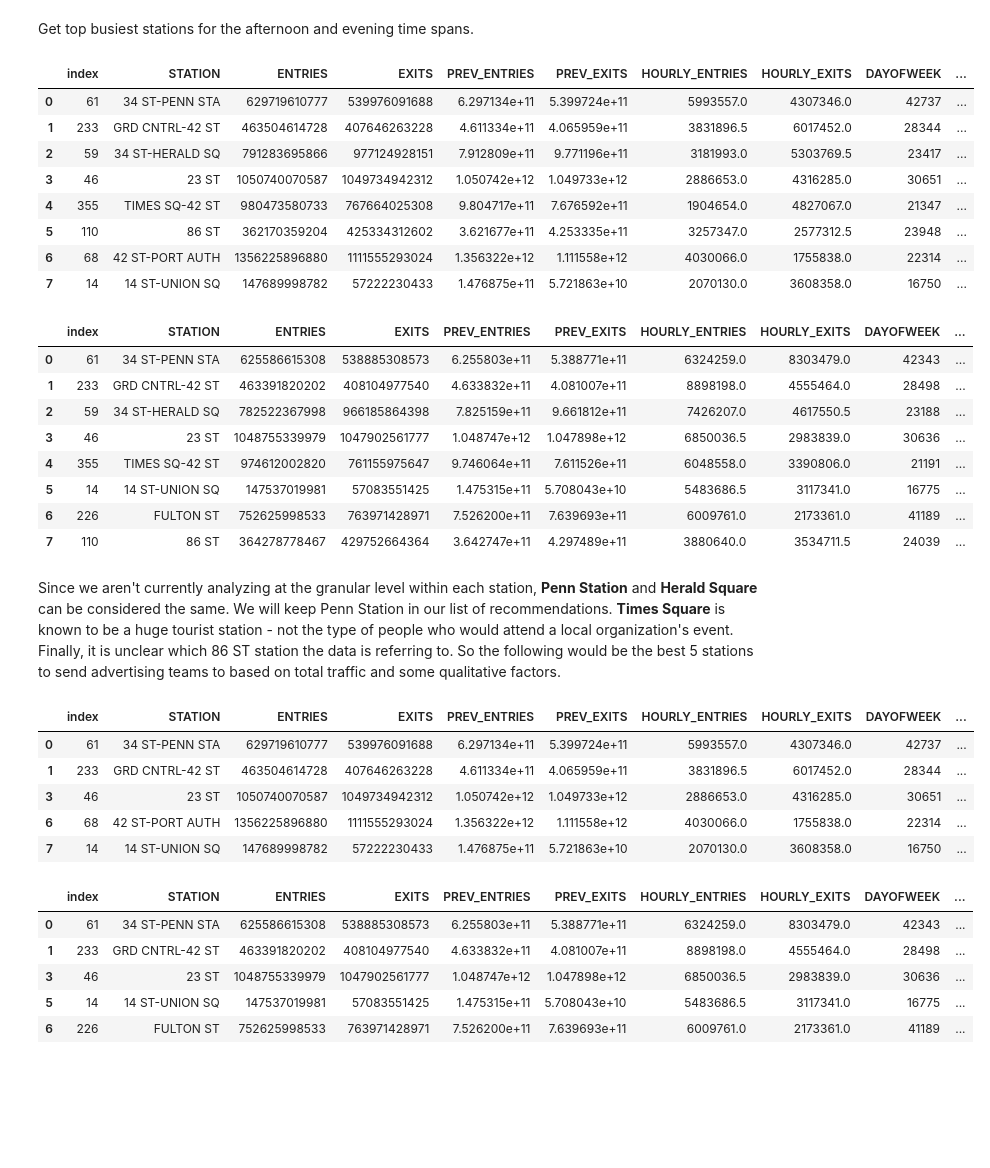
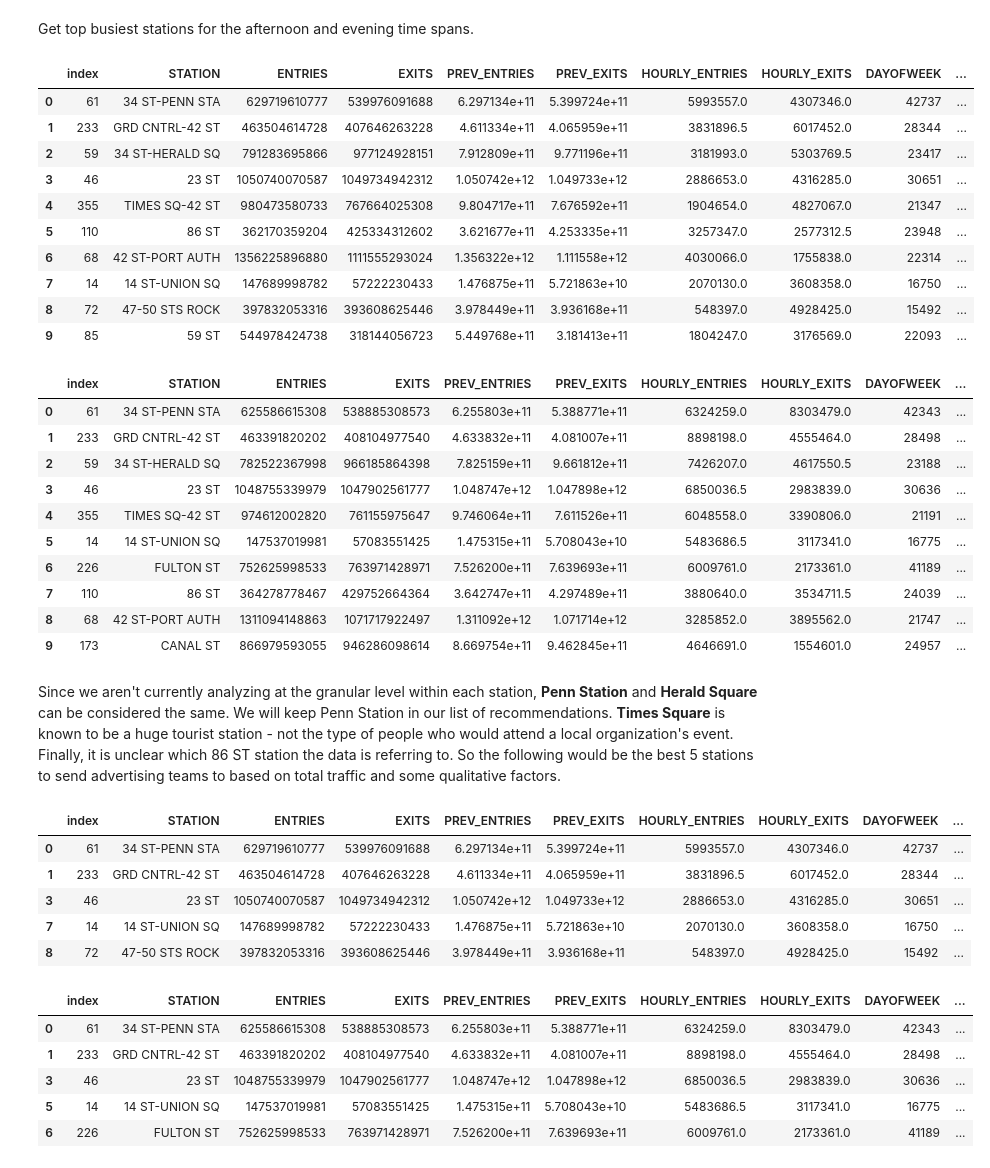
Before and after one commit to stephenjkaplan/metis-project1-mta, a Jupyter notebook: Data Analysis & Visualization.ipynb, the cells around one changed output. Cells and saved outputs as stored; diff of their text form; code cells hidden in the pictures; blank space fills up the shorter version.

```diff
--- a/Data Analysis & Visualization.ipynb
+++ b/Data Analysis & Visualization.ipynb
@@ -178,21 +178,23 @@ df_evening = df_mta[(df_mta['DATETIME'].dt.hour <= 21) & (df_mta['DATETIME'].dt.
 # %% [markdown]
 Get top busiest stations for the afternoon and evening time spans.
 # %%
-df_top_afternoon_stations = get_top_stations_by_total_traffic(df_afternoon, num_stations=8)
+df_top_afternoon_stations = get_top_stations_by_total_traffic(df_afternoon, num_stations=10)
 df_top_afternoon_stations.reset_index(inplace=True)
 df_top_afternoon_stations
 # %% [output]
 |  | index | STATION | ENTRIES | EXITS | PREV_ENTRIES | PREV_EXITS | HOURLY_ENTRIES | HOURLY_EXITS | DAYOFWEEK | ... |
 | 0 | 61 | 34 ST-PENN STA | 629719610777 | 539976091688 | 6.297134e+11 | 5.399724e+11 | 5993557.0 | 4307346.0 | 42737 | ... |
 | 1 | 233 | GRD CNTRL-42 ST | 463504614728 | 407646263228 | 4.611334e+11 | 4.065959e+11 | 3831896.5 | 6017452.0 | 28344 | ... |
 | 2 | 59 | 34 ST-HERALD SQ | 791283695866 | 977124928151 | 7.912809e+11 | 9.771196e+11 | 3181993.0 | 5303769.5 | 23417 | ... |
 | 3 | 46 | 23 ST | 1050740070587 | 1049734942312 | 1.050742e+12 | 1.049733e+12 | 2886653.0 | 4316285.0 | 30651 | ... |
 | 4 | 355 | TIMES SQ-42 ST | 980473580733 | 767664025308 | 9.804717e+11 | 7.676592e+11 | 1904654.0 | 4827067.0 | 21347 | ... |
 | 5 | 110 | 86 ST | 362170359204 | 425334312602 | 3.621677e+11 | 4.253335e+11 | 3257347.0 | 2577312.5 | 23948 | ... |
 | 6 | 68 | 42 ST-PORT AUTH | 1356225896880 | 1111555293024 | 1.356322e+12 | 1.111558e+12 | 4030066.0 | 1755838.0 | 22314 | ... |
 | 7 | 14 | 14 ST-UNION SQ | 147689998782 | 57222230433 | 1.476875e+11 | 5.721863e+10 | 2070130.0 | 3608358.0 | 16750 | ... |
+| 8 | 72 | 47-50 STS ROCK | 397832053316 | 393608625446 | 3.978449e+11 | 3.936168e+11 | 548397.0 | 4928425.0 | 15492 | ... |
+| 9 | 85 | 59 ST | 544978424738 | 318144056723 | 5.449768e+11 | 3.181413e+11 | 1804247.0 | 3176569.0 | 22093 | ... |
 # %%
-df_top_evening_stations = get_top_stations_by_total_traffic(df_evening, num_stations=8)
+df_top_evening_stations = get_top_stations_by_total_traffic(df_evening, num_stations=10)
 df_top_evening_stations.reset_index(inplace=True)
 df_top_evening_stations
 # %% [output]
@@ -205,18 +207,20 @@ df_top_evening_stations
 | 5 | 14 | 14 ST-UNION SQ | 147537019981 | 57083551425 | 1.475315e+11 | 5.708043e+10 | 5483686.5 | 3117341.0 | 16775 | ... |
 | 6 | 226 | FULTON ST | 752625998533 | 763971428971 | 7.526200e+11 | 7.639693e+11 | 6009761.0 | 2173361.0 | 41189 | ... |
 | 7 | 110 | 86 ST | 364278778467 | 429752664364 | 3.642747e+11 | 4.297489e+11 | 3880640.0 | 3534711.5 | 24039 | ... |
+| 8 | 68 | 42 ST-PORT AUTH | 1311094148863 | 1071717922497 | 1.311092e+12 | 1.071714e+12 | 3285852.0 | 3895562.0 | 21747 | ... |
+| 9 | 173 | CANAL ST | 866979593055 | 946286098614 | 8.669754e+11 | 9.462845e+11 | 4646691.0 | 1554601.0 | 24957 | ... |
 # %% [markdown]
 Since we aren't currently analyzing at the granular level within each station, **Penn Station** and **Herald Square** can be considered the same. We will keep Penn Station in our list of recommendations. **Times Square** is known to be a huge tourist station - not the type of people who would attend a local organization's event. Finally, it is unclear which 86 ST station the data is referring to. So the following would be the best 5 stations to send advertising teams to based on total traffic and some qualitative factors.
 # %%
-df_afternoon_targets = df_top_afternoon_stations.loc[[0, 1, 3, 6, 7]]
+df_afternoon_targets = df_top_afternoon_stations.loc[[0, 1, 3, 7, 8]]
 df_afternoon_targets
 # %% [output]
 |  | index | STATION | ENTRIES | EXITS | PREV_ENTRIES | PREV_EXITS | HOURLY_ENTRIES | HOURLY_EXITS | DAYOFWEEK | ... |
 | 0 | 61 | 34 ST-PENN STA | 629719610777 | 539976091688 | 6.297134e+11 | 5.399724e+11 | 5993557.0 | 4307346.0 | 42737 | ... |
 | 1 | 233 | GRD CNTRL-42 ST | 463504614728 | 407646263228 | 4.611334e+11 | 4.065959e+11 | 3831896.5 | 6017452.0 | 28344 | ... |
 | 3 | 46 | 23 ST | 1050740070587 | 1049734942312 | 1.050742e+12 | 1.049733e+12 | 2886653.0 | 4316285.0 | 30651 | ... |
-| 6 | 68 | 42 ST-PORT AUTH | 1356225896880 | 1111555293024 | 1.356322e+12 | 1.111558e+12 | 4030066.0 | 1755838.0 | 22314 | ... |
 | 7 | 14 | 14 ST-UNION SQ | 147689998782 | 57222230433 | 1.476875e+11 | 5.721863e+10 | 2070130.0 | 3608358.0 | 16750 | ... |
+| 8 | 72 | 47-50 STS ROCK | 397832053316 | 393608625446 | 3.978449e+11 | 3.936168e+11 | 548397.0 | 4928425.0 | 15492 | ... |
 # %%
 df_evening_targets = df_top_evening_stations.loc[[0, 1, 3, 5, 6]]
 df_evening_targets
```
Also changed, not shown: parts of 5 cells of this notebook, 2 other files.
